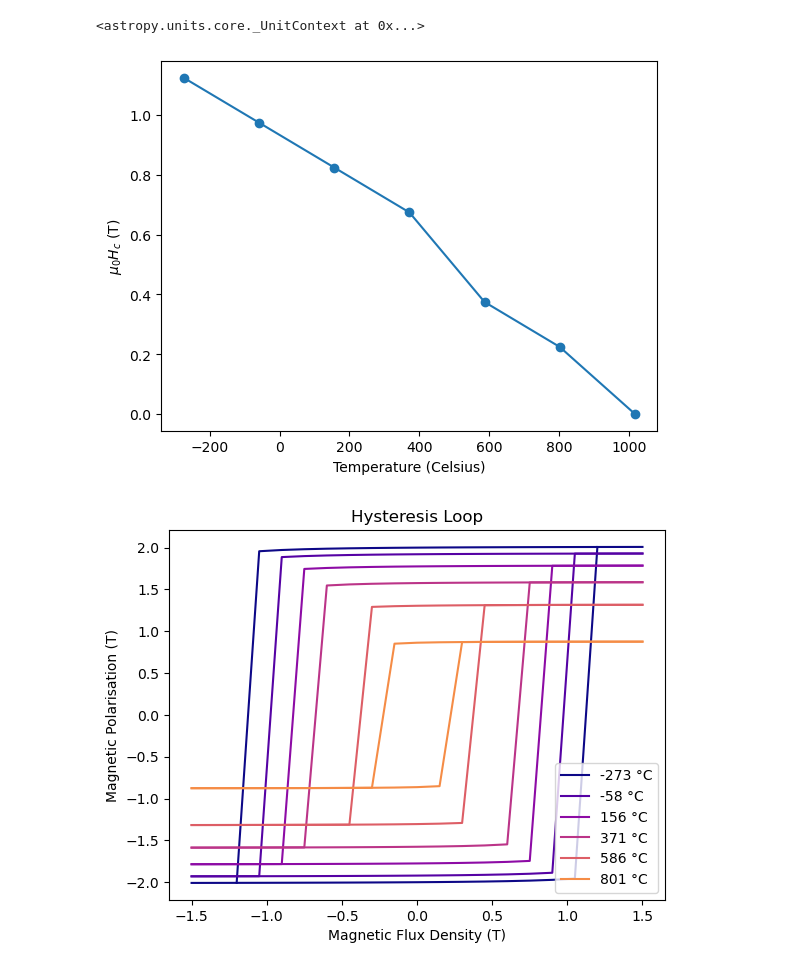
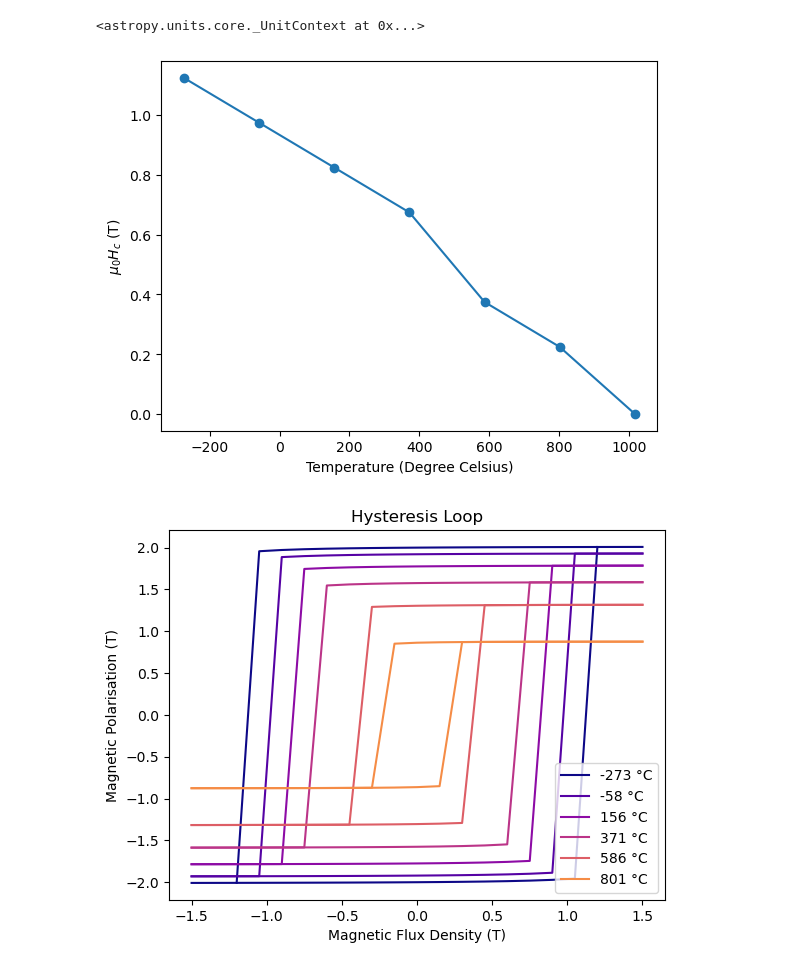
Before and after one commit to MaMMoS-project/mammos-mumag, a Jupyter notebook: examples/using_tesla.ipynb, the cells around one changed output. Cells and saved outputs as stored; diff of their text form; code cells hidden in the pictures.

Commit message:
Changed Celsius to Degree Celsius

```diff
--- a/examples/using_tesla.ipynb
+++ b/examples/using_tesla.ipynb
@@ -172,18 +172,18 @@ u.add_enabled_equivalencies(u.temperature())
 # %%
 T_C = T.to("Celsius").value
 Hcs_Am = []
 for res in simulations:
     cf = mammos_analysis.hysteresis.extract_coercive_field(H=res.H, M=res.M).q
     if np.isnan(cf):  # Above Tc
         cf = me.Hc(0).q
     Hcs_Am.append(cf)  # values in A/m
 Hcs_T = me.Hc(Hcs_Am).q.to("T")  # values in T
 plt.plot(T_C, Hcs_T, linestyle="-", marker="o")
-plt.xlabel("Temperature (Celsius)")
+plt.xlabel("Temperature (Degree Celsius)")
 plt.ylabel("$\mu_0 H_c$ (T)")
 colors = colormaps["plasma"].colors[:: math.ceil(256 / len(T))]
 # %% [output]
-[figure, old version]
+[figure, new version]
 # %%
 fix, ax = plt.subplots()
 for temperature, sim, color in zip(T_C, simulations, colors, strict=False):
```
